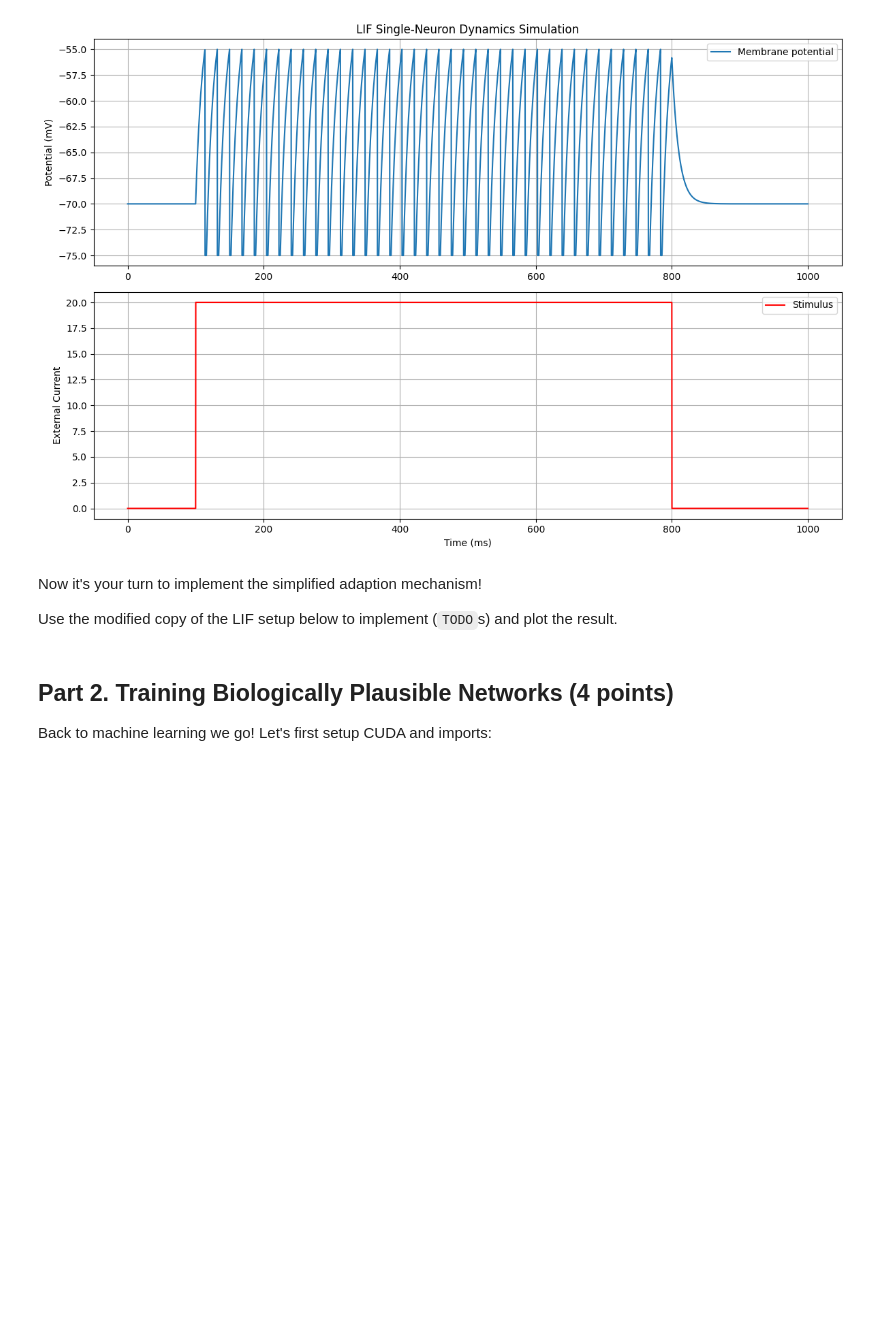
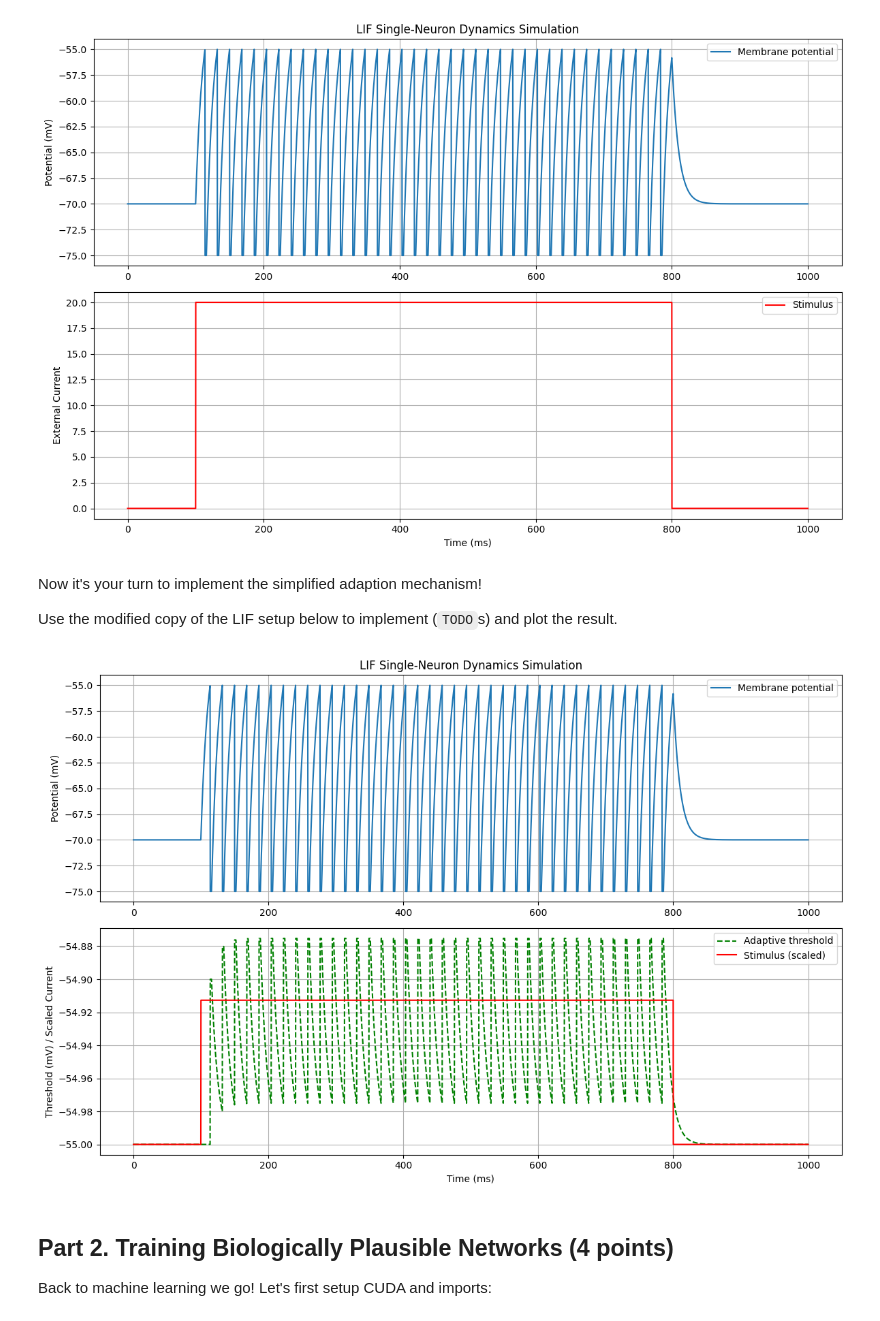
Before and after one commit to mustafaerdikararmaz/BICE, a Jupyter notebook: bice_ex_week5.ipynb, the cells around one changed output. Drawn from its saved outputs; the diff is of its cells as text; code cells hidden in the pictures; blank space fills up the shorter version.

```diff
--- a/bice_ex_week5.ipynb
+++ b/bice_ex_week5.ipynb
@@ -485,7 +485,8 @@ V_rest = -70.0  # Resting potential (mV)
 t_ref = 2  # Refractory period (ms)
 
 # TODO: tau_th, V_th_inc (choose high values for easier visualization)
-
+tau_th = 10.0
+V_th_inc = 0.1
 
 def dVm_dt(V, I_ext):
     return (-(V - V_rest) + R_m * I_ext) / tau_m
@@ -493,7 +494,7 @@ def dVm_dt(V, I_ext):
 
 def dVth_dt(V_th):
     # TODO: Implement
-    return ...
+    return (-(V_th - V_th_base)) / tau_th
 
 
 def simulate_lif(sim_time, dt, I_ext):
@@ -523,17 +524,23 @@ def simulate_lif(sim_time, dt, I_ext):
         dVm = dVm_dt(current_Vm, current_I_ext)
         dVth = dVth_dt(current_Vth)
 
+
         updated_Vm = current_Vm
+        updated_Vth = current_Vth
+
         if refrac_counter == 0:
             updated_Vm = current_Vm + dVm * dt
+            updated_Vth = current_Vth + dVth * dt # increment
         else:
             refrac_counter -= 1
 
         if updated_Vm >= updated_Vth:
             updated_Vm = V_reset
             refrac_counter = int(t_ref / dt)
+            updated_Vth += V_th_inc
             # In theory we should keep a list of spike times since they are all-or-nothing events here, but not necessary for visualization
 
+        Vth_trace[i] = updated_Vth
         Vm_trace[i] = updated_Vm
 
     return Vm_trace, Vth_trace
@@ -559,33 +566,35 @@ def plot_lif(sim_time, dt, vm_hist, vth_hist, I_ext):
 
     plt.plot(time_arr, scaled_current, 'r-', label='Stimulus (scaled)')
     plt.ylabel("Threshold (mV) / Scaled Current")
     plt.xlabel("Time (ms)")
     plt.legend()
     plt.grid(True)
 
     plt.tight_layout()
     plt.show()
 
 
 if __name__ == "__main__":
     sim_duration = 1000.0  # Total simulation time (ms)
     time_step = 0.1  # Time step (ms) Still Euler but since this isn't a stiff system like HH it is not as sensitive
     num_steps = int(sim_duration / time_step)
 
     ext_current = np.zeros(num_steps)
 
     # Example 1: A constant current
     pulse_start_time = 100.0
     pulse_end_time = 800.0
     pulse_amplitude = 20.0  # uA/cm^2
 
     pulse_start_step = int(pulse_start_time / time_step)
     pulse_end_step = int(pulse_end_time / time_step)
     ext_current[pulse_start_step:pulse_end_step] = pulse_amplitude
 
     # Run & plot
     voltage_trace, threshold_trace = simulate_lif(sim_duration, time_step, ext_current)
     plot_lif(sim_duration, time_step, voltage_trace, threshold_trace, ext_current)
+# %% [output]
+[figure, added]
 # %% [markdown]
 ## **Part 2.** Training Biologically Plausible Networks (4 points)
 Back to machine learning we go! Let's first setup CUDA and imports:
```
